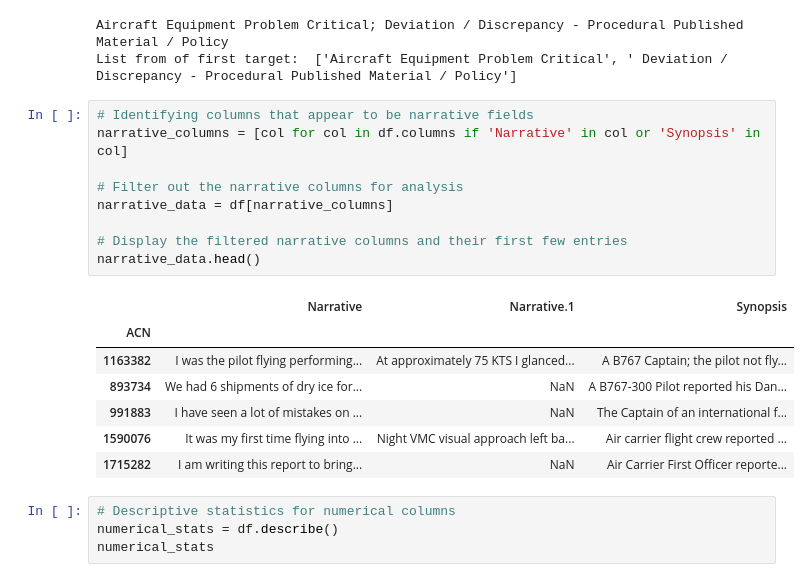
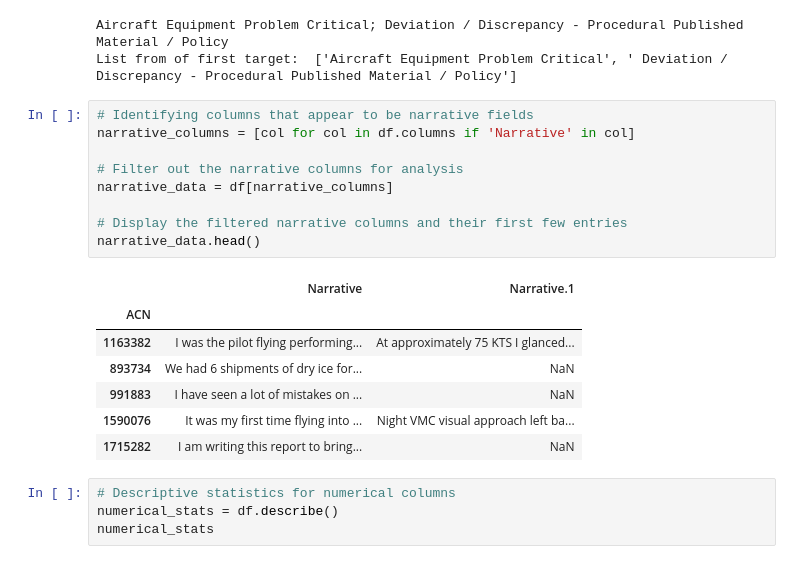
Before and after one commit to Gogonemnem/Safran-Project, a Jupyter notebook: Load data.ipynb, the cells around one changed output. Saved outputs shown, nothing was run; the diff lists cells and outputs as text.

```diff
--- a/Load data.ipynb
+++ b/Load data.ipynb
@@ -82,21 +93,21 @@ Aircraft Equipment Problem Critical; Deviation / Discrepancy - Procedural Publis
 List from of first target:  ['Aircraft Equipment Problem Critical', ' Deviation / Discrepancy - Procedural Published Material / Policy']
 # %%
 # Identifying columns that appear to be narrative fields
-narrative_columns = [col for col in df.columns if 'Narrative' in col or 'Synopsis' in col]
+narrative_columns = [col for col in df.columns if 'Narrative' in col]
 
 # Filter out the narrative columns for analysis
 narrative_data = df[narrative_columns]
 
 # Display the filtered narrative columns and their first few entries
 narrative_data.head()
 # %% [output]
-|  | Narrative | Narrative.1 | Synopsis |
-| ACN |  |  |  |
-| 1163382 | I was the pilot flying performing... | At approximately 75 KTS I glanced... | A B767 Captain; the pilot not fly... |
-| 893734 | We had 6 shipments of dry ice for... | NaN | A B767-300 Pilot reported his Dan... |
-| 991883 | I have seen a lot of mistakes on ... | NaN | The Captain of an international f... |
-| 1590076 | It was my first time flying into ... | Night VMC visual approach left ba... | Air carrier flight crew reported ... |
-| 1715282 | I am writing this report to bring... | NaN | Air Carrier First Officer reporte... |
+|  | Narrative | Narrative.1 |
+| ACN |  |  |
+| 1163382 | I was the pilot flying performing... | At approximately 75 KTS I glanced... |
+| 893734 | We had 6 shipments of dry ice for... | NaN |
+| 991883 | I have seen a lot of mistakes on ... | NaN |
+| 1590076 | It was my first time flying into ... | Night VMC visual approach left ba... |
+| 1715282 | I am writing this report to bring... | NaN |
 # %%
 # Descriptive statistics for numerical columns
 numerical_stats = df.describe()
```
Also changed, not shown: parts of 11 cells of this notebook, 2 other files.
